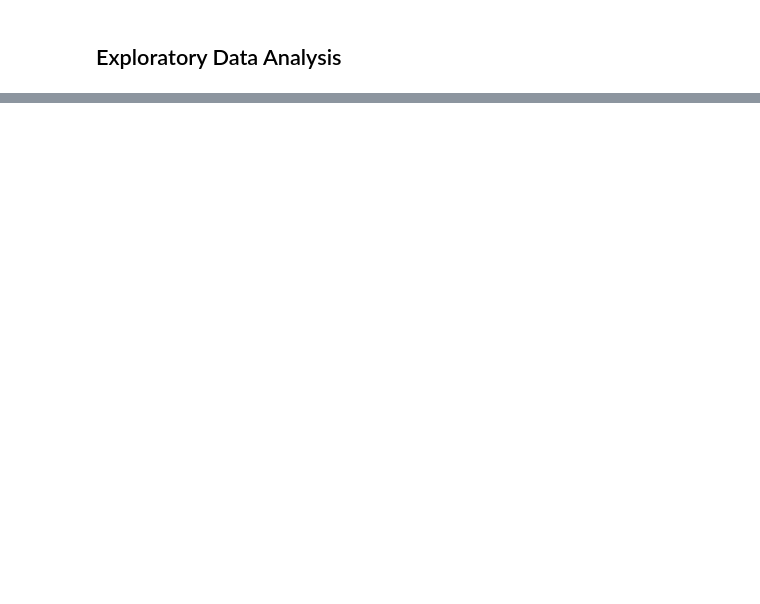
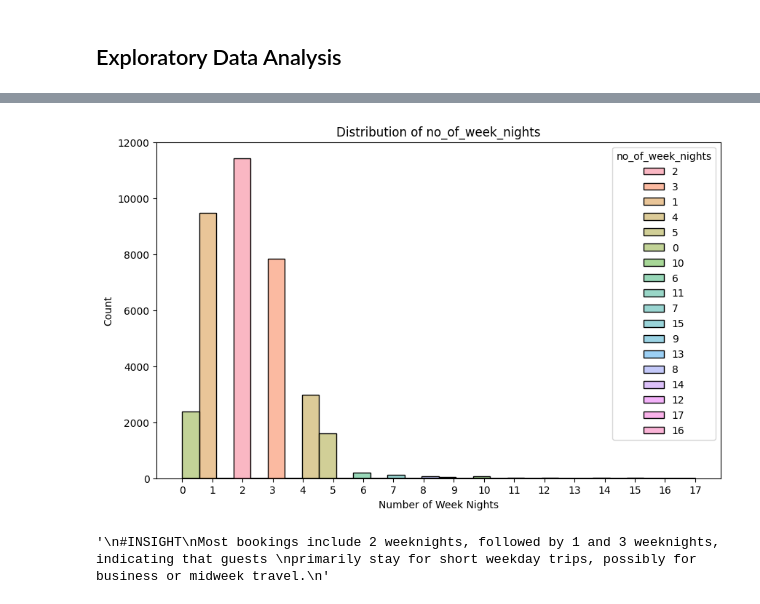
Before and after one commit to abhisheku-official/hotel-reservation-cancellations, a Jupyter notebook: hotel_booking_cancelation_prediction.ipynb, the cells around one changed output, grey strips where cells are left out. Saved outputs shown, nothing was run; the diff lists cells and outputs as text; code cells hidden in the pictures; blank space fills up the shorter version.

```diff
--- a/hotel_booking_cancelation_prediction.ipynb
+++ b/hotel_booking_cancelation_prediction.ipynb
@@ -190,0 +227,16 @@ for column in df.columns:
+# %%
+plt.figure(figsize=(10,6))
+sns.histplot(data=df,x='no_of_week_nights',bins=30,hue=df['no_of_week_nights'].astype(str))
+plt.title('Distribution of no_of_week_nights')
+plt.xlabel('Number of Week Nights')
+plt.xticks(np.arange(df['no_of_week_nights'].min(), df['no_of_week_nights'].max() + 1))
+plt.show()
+
+"""
+#INSIGHT
+Most bookings include 2 weeknights, followed by 1 and 3 weeknights, indicating that guests
+primarily stay for short weekday trips, possibly for business or midweek travel.
+"""
+# %% [output]
+[figure, added]
+'\n#INSIGHT\nMost bookings include 2 weeknights, followed by 1 and 3 weeknights, indicating that guests \nprimarily stay for short weekday trips, possibly for business or midweek travel.\n'
```
Also changed, not shown: parts of 8 cells of this notebook.
